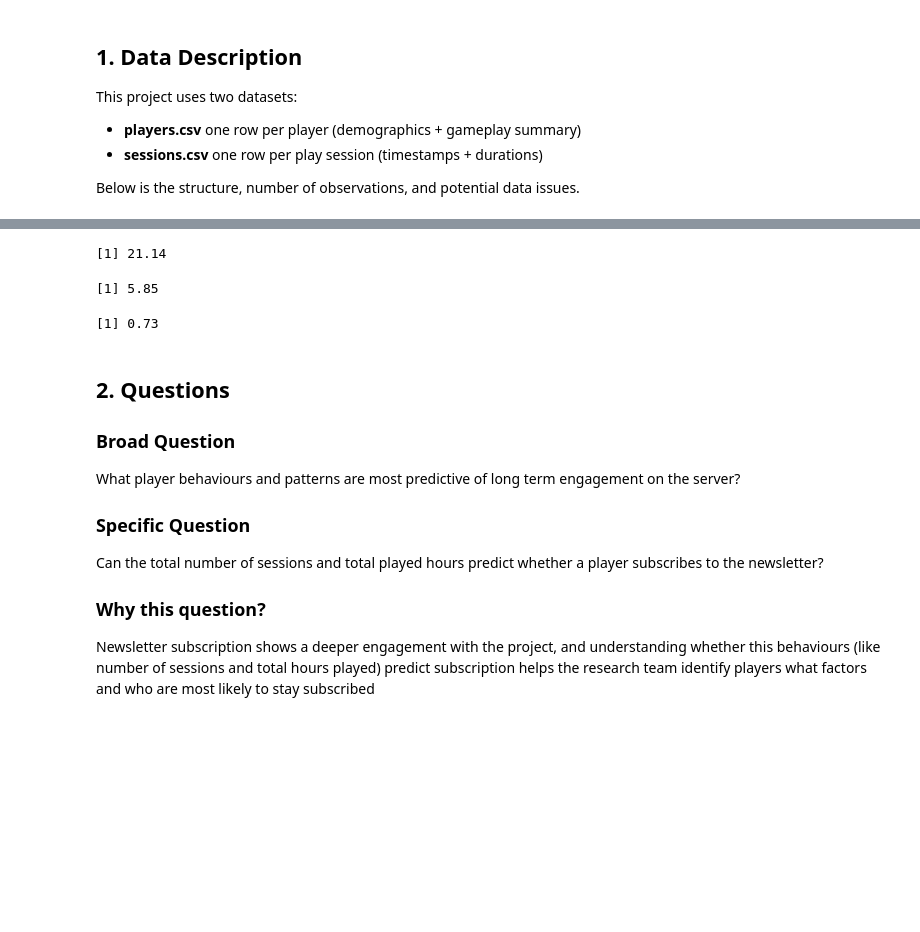
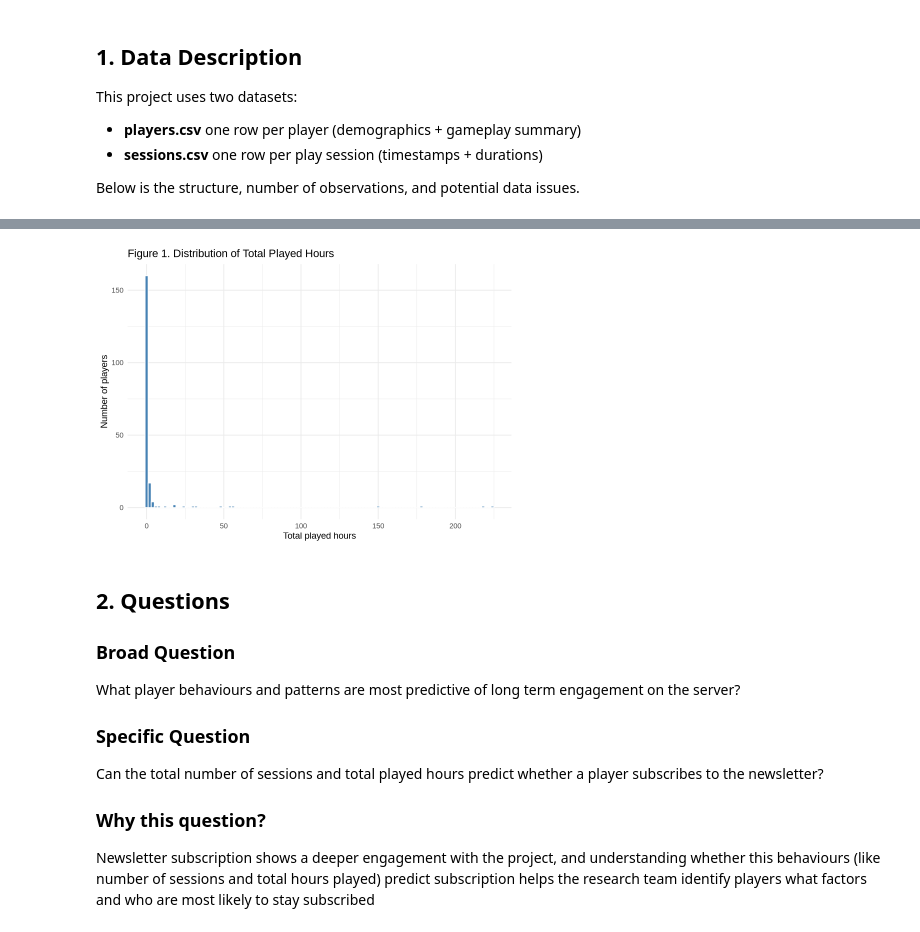
Before and after one commit to daniel-zouli/Dsci-100-Final-Project-Report, a Jupyter notebook: Dsci 100 Final Project Report.ipynb, the cells around one changed output, grey strips where cells are left out. Cells and saved outputs as stored; diff of their text form; code cells hidden in the pictures; blank space fills up the shorter version.

```diff
--- a/Dsci 100 Final Project Report.ipynb
+++ b/Dsci 100 Final Project Report.ipynb
@@ -57,4 +114,18 @@ ncol(sessions)
 # %%
-summary(players)
-summary(sessions)
+session_counts <- sessions |>
+  group_by(hashedEmail) |>
+  summarise(
+    total_sessions = n(),
+    .groups = "drop"
+  )
+
+players_full <- players |>
+  left_join(session_counts, by = "hashedEmail") |>
+  mutate(
+    total_sessions = replace_na(total_sessions, 0L),
+    subscribe      = factor(subscribe, levels = c(FALSE, TRUE), labels = c("no", "yes"))
+  )
+
+glimpse(players_full)
+summary(players_full$total_sessions)
 # %% [output]
@@ -93,19 +144,16 @@ summary(sessions)
 # %%
-players$Age <- as.numeric(players$Age)
-players$played_hours <- as.numeric(players$played_hours)
-players$subscribe <- as.numeric(players$subscribe)
+options(repr.plot.width = 7, repr.plot.height = 5)
 
-mean_Age <- mean(players$Age, na.rm = TRUE)
-mean_played_hours <- mean(players$played_hours, na.rm = TRUE)
-mean_subscribe <- mean(players$subscribe, na.rm = TRUE)
-
-round(mean_Age, 2)
-round(mean_played_hours, 2)
-round(mean_subscribe, 2)
+ggplot(players_full, aes(x = played_hours)) +
+  geom_histogram(binwidth = 2, fill = "steelblue", color = "white") +
+  labs(
+    title = "Figure 1. Distribution of Total Played Hours",
+    x = "Total played hours",
+    y = "Number of players"
+  ) +
+  theme_minimal()
 # %% [output]
-[1] 21.14
-[1] 5.85
-[1] 0.73
+[figure, added]
 # %% [markdown]
 ## 2. Questions
 
```
Also changed, not shown: parts of 6 cells of this notebook.
